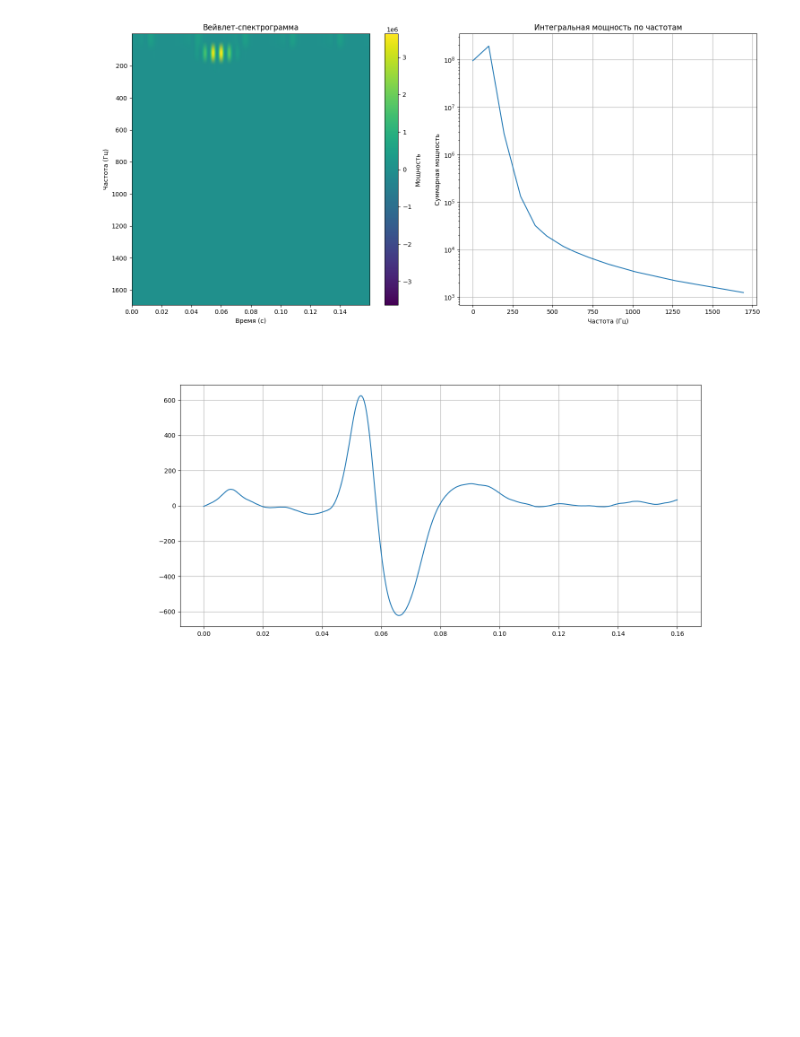
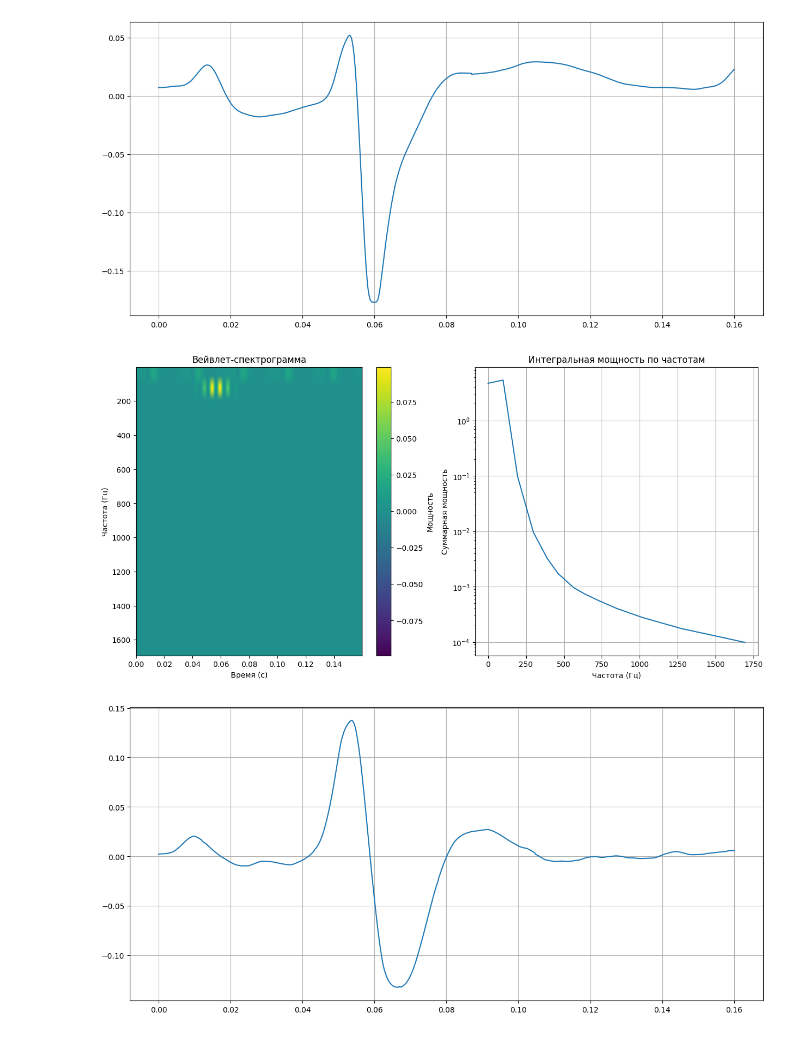
Before and after one commit to EvgenyiLog/signalavergecg, a Jupyter notebook: saecg.ipynb, the cells around one changed output. Saved outputs shown, nothing was run; the diff lists cells and outputs as text; code cells hidden in the pictures; blank space fills up the shorter version.

Commit message:
050326
add signal,iqr,config

```diff
--- a/saecg.ipynb
+++ b/saecg.ipynb
@@ -11,19 +11,29 @@ from compute_late_potentials_from_avg import compute_late_potentials_from_avg
 from waveletscaleaogram import waveletscaleaogram
 from compare_signals_mannwhitney import compare_signals_mannwhitney
 import os
+from signaladd import signaladd
+from iqr_winsorize import iqr_winsorize
 import pprint
 
 def main():
     chanel_d,time,fs1,anot=read_edf("12_2_Not_filtered.edf","D:/ECG_IAI_RAS/RAT_NEW/12/2_rat/",[0, 1, 2, 3, 4, 5])
     sig1=chanel_d.get('II_LF           ')
+    lf_sig,hf_sig,sig1,fs1,anot=signaladd("12_2_Not_filtered.edf","D:/ECG_IAI_RAS/RAT_NEW/12/2_rat/")
+    sig1=iqr_winsorize(sig1,5)
     save_dir = "result/picture"
     os.makedirs(save_dir, exist_ok=True)
     print('Длительность,с')
     print(len(sig1)/fs1)
     print(anot)
-    stabilization_time=0
-    ishemia_time=1688
-    reperfusion_time=3600
+
+    if not anot:
+        stabilization_time=0
+        ishemia_time=1688
+        reperfusion_time=3600
+    else:
+        stabilization_time=0
+        ishemia_time=next((k for k, v in anot.items() if v == 'Ishemia'), 0)
+        reperfusion_time=next((k for k, v in anot.items() if v == 'Reperfusion'), 0)
 
     ynorm=time_slice(
         sig1 - np.mean(sig1),
@@ -38,18 +48,28 @@ def main():
         ishemia_time+34,
         fs1
     )
+
+    plt.figure(figsize=(15,7))
+    plt.plot(np.linspace(0,len(ynorm)/fs1,len(ynorm)),ynorm)
+    plt.grid(True)
+    plt.savefig(os.path.join(save_dir, "ecg_signal_norm.jpeg"), dpi=300)
+
+    plt.figure(figsize=(15,7))
+    plt.plot(np.linspace(0,len(ypat)/fs1,len(ypat)),ypat)
+    plt.grid(True)
+    plt.savefig(os.path.join(save_dir, "ecg_signal_pat.jpeg"), dpi=300)
     rpeaks=findpeaks(ynorm,fs1)
     saecgnorm=signalavergedecg(ynorm,fs1,rpeaks)
-    %matplotlib widget
+
     plt.figure(figsize=(15,7))
     plt.plot(np.linspace(0,len(saecgnorm)/fs1,len(saecgnorm)),saecgnorm)
     plt.grid(True)
-    plt.savefig(os.path.join(save_dir, "ecg_signal_averged_norm.jpeg"), dpi=300, bbox_inches='tight')
+    plt.savefig(os.path.join(save_dir, "ecg_signal_averged_norm.jpeg"), dpi=300)
     parnorm=compute_late_potentials_from_avg(saecgnorm,fs1)
     print(parnorm)
 
     Spnorm,frequenciesnorm,powernorm=waveletscaleaogram(saecgnorm,fs1)
-    %matplotlib widget
+
     plt.figure(figsize=(15,7))
     plt.subplot(121)
     time_axis = np.arange(powernorm.shape[1]) / fs1
@@ -69,20 +89,20 @@ def main():
     plt.ylabel('Суммарная мощность')
     plt.title('Интегральная мощность по частотам')
     plt.grid(True)
-    plt.tight_layout()
-    plt.savefig(os.path.join(save_dir, "ecg_signal_averged_norm_wavelet.jpeg"), dpi=300, bbox_inches='tight')
+
+    plt.savefig(os.path.join(save_dir, "ecg_signal_averged_norm_wavelet.jpeg"), dpi=300)
 
 
     rpeaks=findpeaks(ypat,fs1)
     saecgpat=signalavergedecg(ypat,fs1,rpeaks)
-    %matplotlib widget
+
     plt.figure(figsize=(15,7))
     plt.plot(np.linspace(0,len(saecgpat)/fs1,len(saecgpat)),saecgpat)
     plt.grid(True)
-    plt.savefig(os.path.join(save_dir, "ecg_signal_averged_pat.jpeg"), dpi=300, bbox_inches='tight')
+    plt.savefig(os.path.join(save_dir, "ecg_signal_averged_pat.jpeg"), dpi=300)
 
     Sppat,frequenciespat,powerpat=waveletscaleaogram(saecgpat,fs1)
-    %matplotlib widget
+
     plt.figure(figsize=(15,7))
     plt.subplot(121)
     time_axis = np.arange(powerpat.shape[1]) / fs1
@@ -102,8 +122,8 @@ def main():
     plt.ylabel('Суммарная мощность')
     plt.title('Интегральная мощность по частотам')
     plt.grid(True)
-    plt.tight_layout()
-    plt.savefig(os.path.join(save_dir, "ecg_signal_averged_pat_wavelet.jpeg"), dpi=300, bbox_inches='tight')
+
+    plt.savefig(os.path.join(save_dir, "ecg_signal_averged_pat_wavelet.jpeg"), dpi=300)
 
     parpat=compute_late_potentials_from_avg(saecgpat,fs1)
     print(parpat)
@@ -146,2 +166,3 @@ None
-[figure, old version]
+[figure, new version]
-[figure, old version]
+[figure, new version]
+[figure, added]
```
Also changed, not shown: parts of 1 cell of this notebook, 11 other files.
